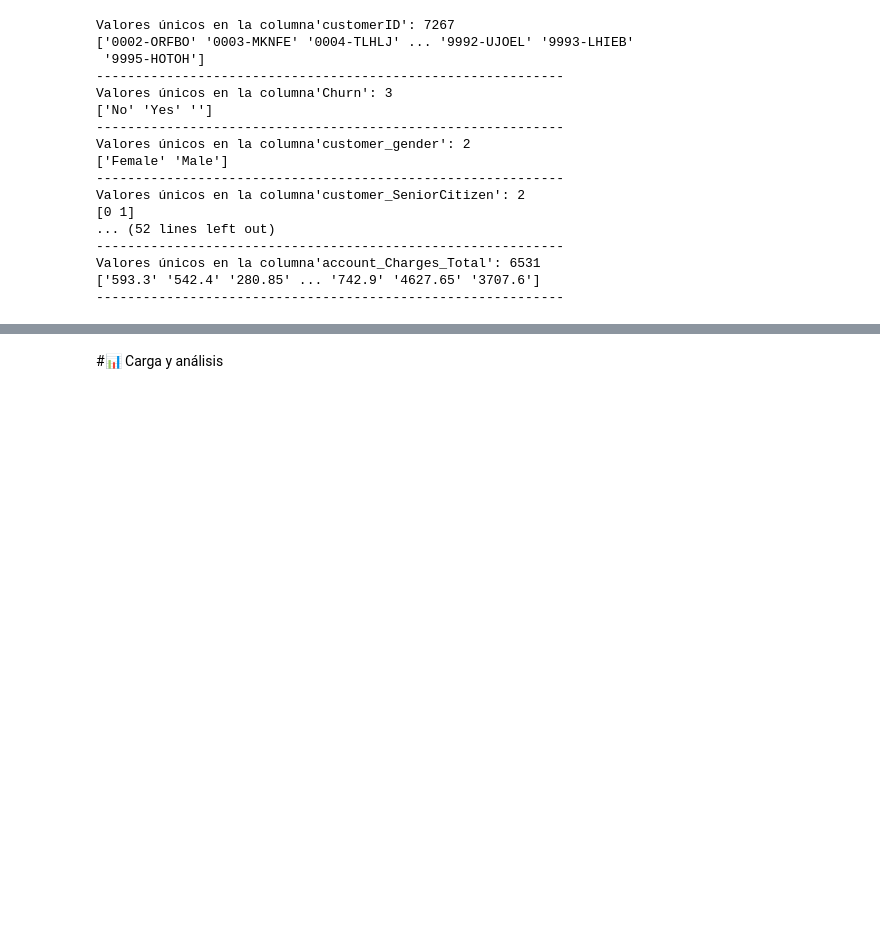
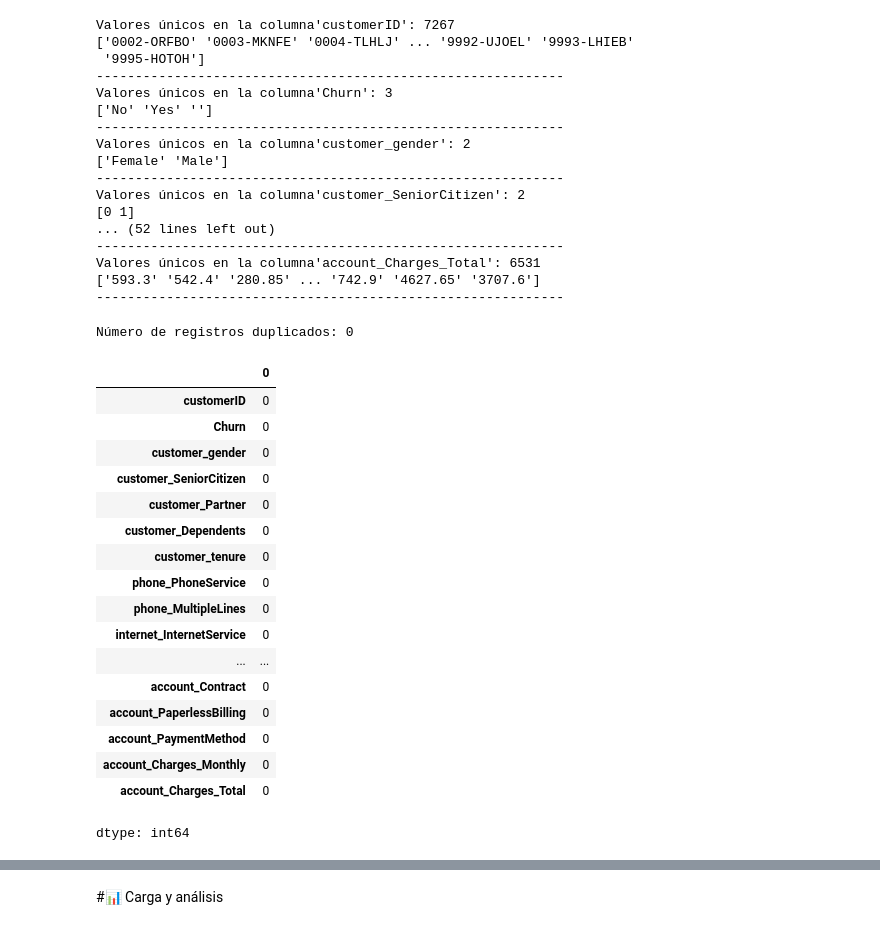
Before and after one commit to Fvargasv/Challenge-X-, a Jupyter notebook: TelecomX_LATAM.ipynb, the cells around one changed output, grey strips where cells are left out. Drawn from its saved outputs; the diff is of its cells as text; code cells hidden in the pictures; blank space fills up the shorter version.

```diff
--- a/TelecomX_LATAM.ipynb
+++ b/TelecomX_LATAM.ipynb
@@ -143,3 +143,31 @@ Valores únicos en la columna'account_Charges_Total': 6531
 ------------------------------------------------------------
 # %%
 #voy en 44 min video https://drive.google.com/file/d/1qBH-xA8UzeOW7GVZANnF4BXkERkpI6MX/view
+# %%
+#Verificamos si hay duplicados
+duplicados = datos.duplicated().sum()
+print(f"Número de registros duplicados: {duplicados}")
+# %% [output]
+Número de registros duplicados: 0
+# %%
+#Verificamos si hay valores nulos
+datos.isnull().sum()
+# %% [output]
+|  | 0 |
+| customerID | 0 |
+| Churn | 0 |
+| customer_gender | 0 |
+| customer_SeniorCitizen | 0 |
+| customer_Partner | 0 |
+| customer_Dependents | 0 |
+| customer_tenure | 0 |
+| phone_PhoneService | 0 |
+| phone_MultipleLines | 0 |
+| internet_InternetService | 0 |
+| ... | ... |
+| account_Contract | 0 |
+| account_PaperlessBilling | 0 |
+| account_PaymentMethod | 0 |
+| account_Charges_Monthly | 0 |
+| account_Charges_Total | 0 |
+dtype: int64
```
Also changed, not shown: parts of 1 cell of this notebook.
